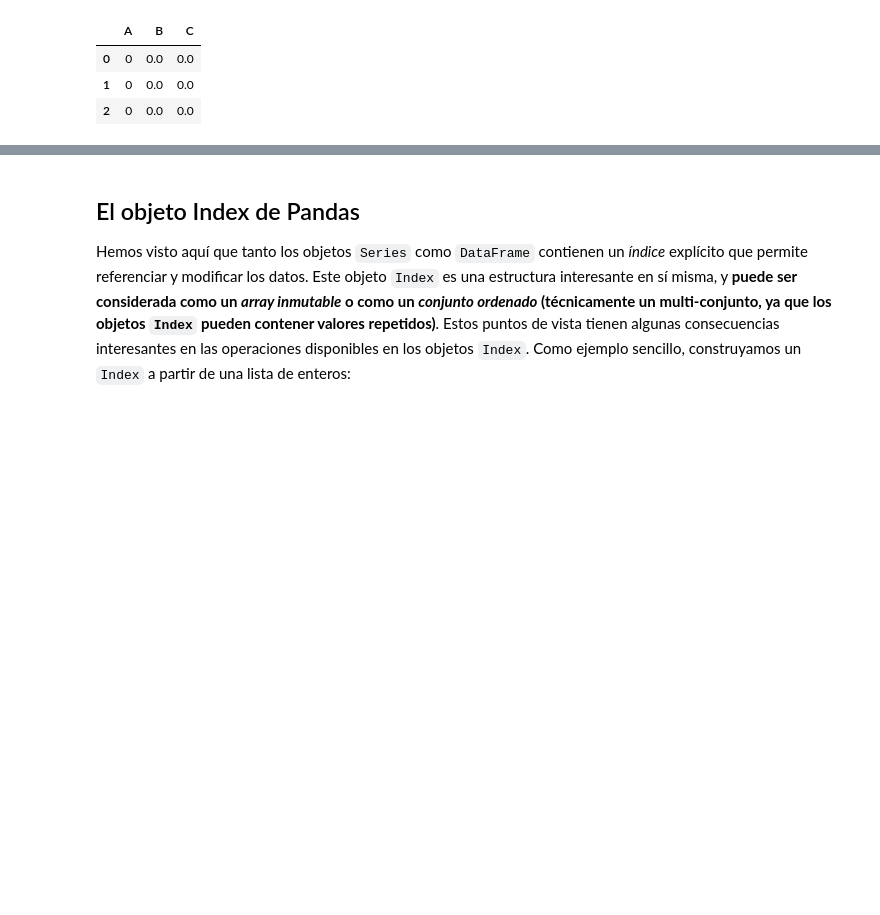
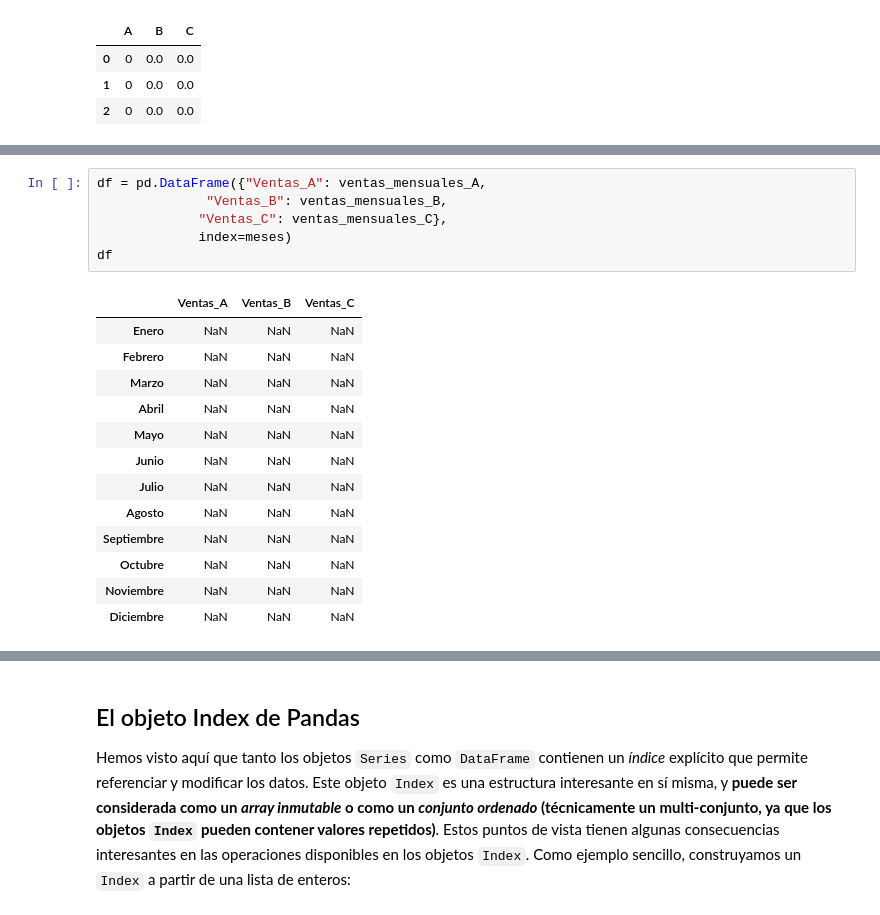
Before and after one commit to PlazzaA/ONLINE_DS_THEBRIDGE_Alejandro_Plaza, a Jupyter notebook: Apuntes_Clase/2-Pandas/Teoría/1_Intro_Pandas.ipynb, the cells around one changed output, grey strips where cells are left out. Drawn from its saved outputs; the diff is of its cells as text; blank space fills up the shorter version.

```diff
--- a/Apuntes_Clase/2-Pandas/Teoría/1_Intro_Pandas.ipynb
+++ b/Apuntes_Clase/2-Pandas/Teoría/1_Intro_Pandas.ipynb
@@ -550,0 +616,20 @@ Agosto
+# %%
+df = pd.DataFrame({"Ventas_A": ventas_mensuales_A,
+              "Ventas_B": ventas_mensuales_B,
+             "Ventas_C": ventas_mensuales_C},
+             index=meses)
+df
+# %% [output]
+|  | Ventas_A | Ventas_B | Ventas_C |
+| Enero | NaN | NaN | NaN |
+| Febrero | NaN | NaN | NaN |
+| Marzo | NaN | NaN | NaN |
+| Abril | NaN | NaN | NaN |
+| Mayo | NaN | NaN | NaN |
+| Junio | NaN | NaN | NaN |
+| Julio | NaN | NaN | NaN |
+| Agosto | NaN | NaN | NaN |
+| Septiembre | NaN | NaN | NaN |
+| Octubre | NaN | NaN | NaN |
+| Noviembre | NaN | NaN | NaN |
+| Diciembre | NaN | NaN | NaN |
```
Also changed, not shown: parts of 37 cells of this notebook, 9 other files.
